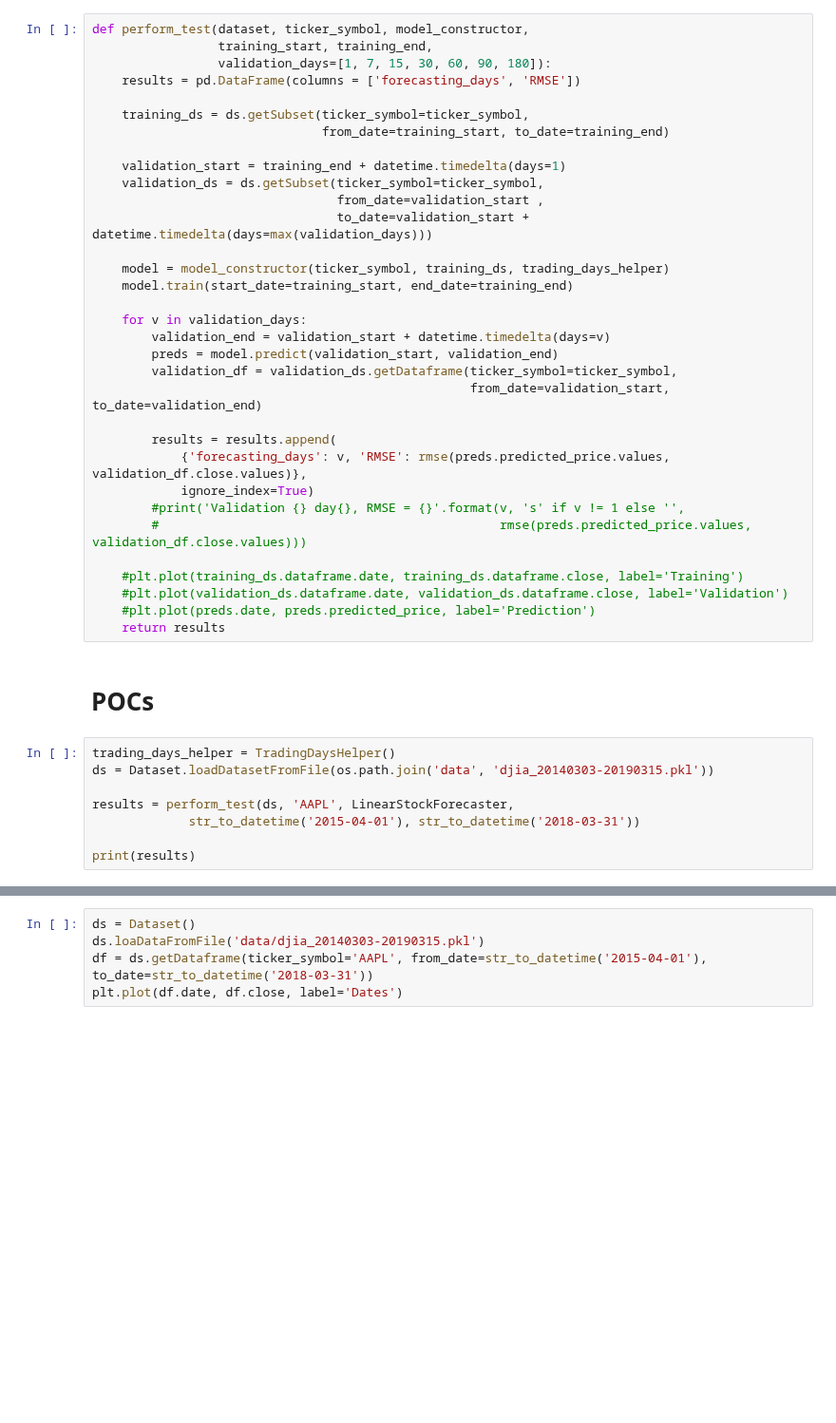
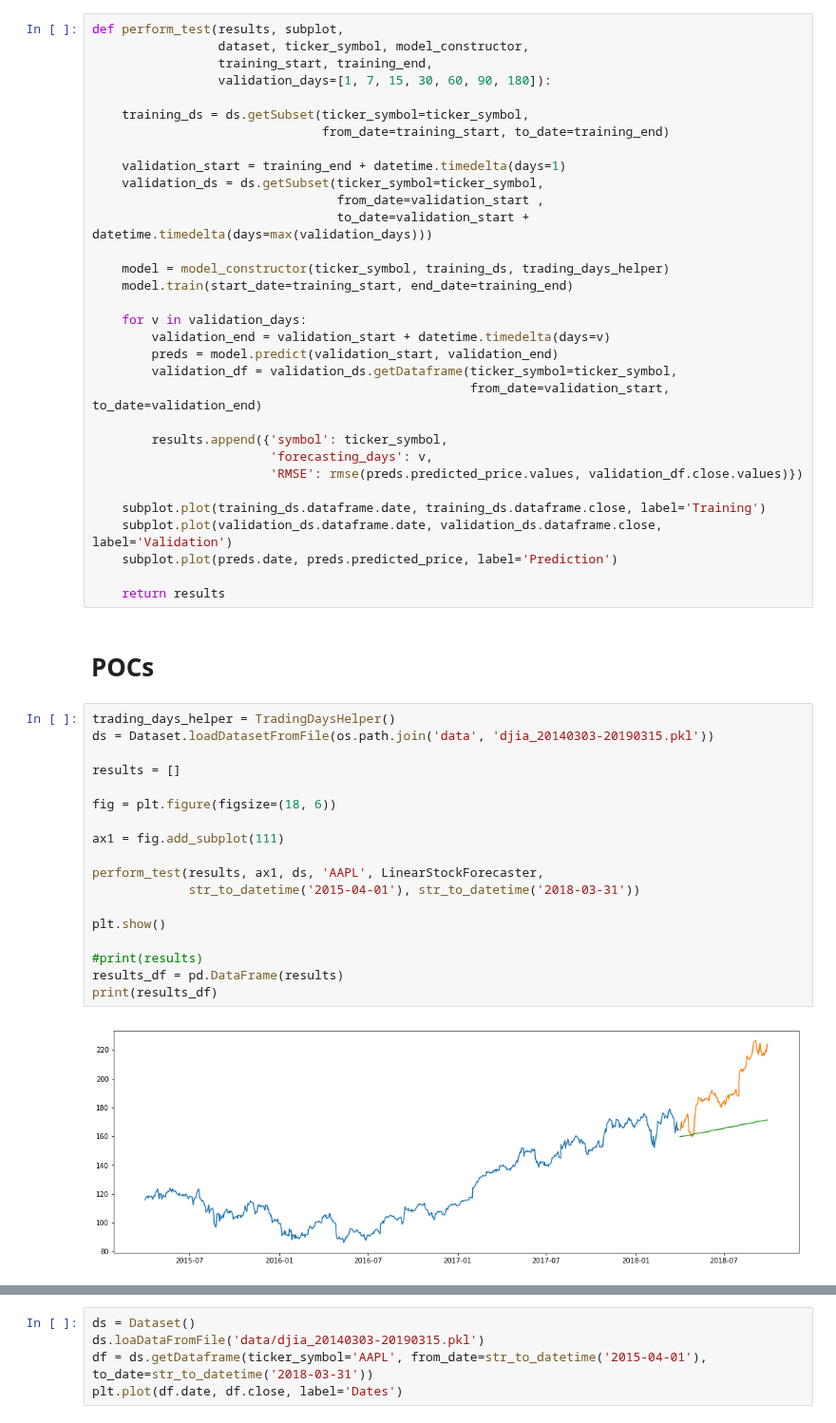
Before and after one commit to egar-garcia/machine-learning-engineer-nanodegree-capstone, a Jupyter notebook: StockForecasting.ipynb, the cells around one changed output, grey strips where cells are left out. Shown at 95% size. Saved outputs shown, nothing was run; the diff lists cells and outputs as text; blank space fills up the shorter version.

```diff
--- a/StockForecasting.ipynb
+++ b/StockForecasting.ipynb
@@ -241,10 +241,10 @@ class LinearStockForecaster(StockForecasterModel):
 def rmse(predictions, targets):
     return np.sqrt(((predictions - targets) ** 2).mean())
 # %%
-def perform_test(dataset, ticker_symbol, model_constructor,
+def perform_test(results, subplot,
+                 dataset, ticker_symbol, model_constructor,
                  training_start, training_end,
                  validation_days=[1, 7, 15, 30, 60, 90, 180]):
-    results = pd.DataFrame(columns = ['forecasting_days', 'RMSE'])
 
     training_ds = ds.getSubset(ticker_symbol=ticker_symbol,
                                from_date=training_start, to_date=training_end)
@@ -263,24 +263,34 @@ def perform_test(dataset, ticker_symbol, model_constructor,
         validation_df = validation_ds.getDataframe(ticker_symbol=ticker_symbol,
                                                    from_date=validation_start, to_date=validation_end)
 
-        results = results.append(
-            {'forecasting_days': v, 'RMSE': rmse(preds.predicted_price.values, validation_df.close.values)},
-            ignore_index=True)
-        #print('Validation {} day{}, RMSE = {}'.format(v, 's' if v != 1 else '',
-        #                                              rmse(preds.predicted_price.values, validation_df.close.values)))
+        results.append({'symbol': ticker_symbol,
+                        'forecasting_days': v,
+                        'RMSE': rmse(preds.predicted_price.values, validation_df.close.values)})
 
-    #plt.plot(training_ds.dataframe.date, training_ds.dataframe.close, label='Training')
-    #plt.plot(validation_ds.dataframe.date, validation_ds.dataframe.close, label='Validation')
-    #plt.plot(preds.date, preds.predicted_price, label='Prediction')
+    subplot.plot(training_ds.dataframe.date, training_ds.dataframe.close, label='Training')
+    subplot.plot(validation_ds.dataframe.date, validation_ds.dataframe.close, label='Validation')
+    subplot.plot(preds.date, preds.predicted_price, label='Prediction')
+
     return results
 # %% [markdown]
 # POCs
 # %%
 trading_days_helper = TradingDaysHelper()
 ds = Dataset.loadDatasetFromFile(os.path.join('data', 'djia_20140303-20190315.pkl'))
 
-results = perform_test(ds, 'AAPL', LinearStockForecaster,
+results = []
+
+fig = plt.figure(figsize=(18, 6))
+
+ax1 = fig.add_subplot(111)
+
+perform_test(results, ax1, ds, 'AAPL', LinearStockForecaster,
              str_to_datetime('2015-04-01'), str_to_datetime('2018-03-31'))
 
-print(results)
+plt.show()
+
+#print(results)
+results_df = pd.DataFrame(results)
+print(results_df)
 # %% [output]
+[figure, added]
```
Also changed, not shown: parts of 1 cell of this notebook.
